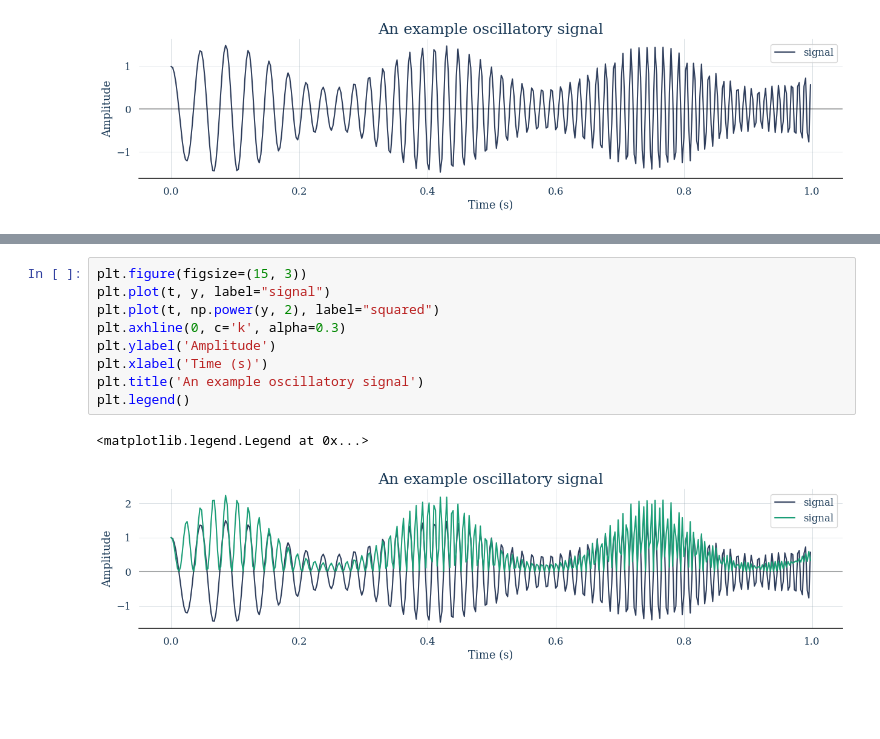
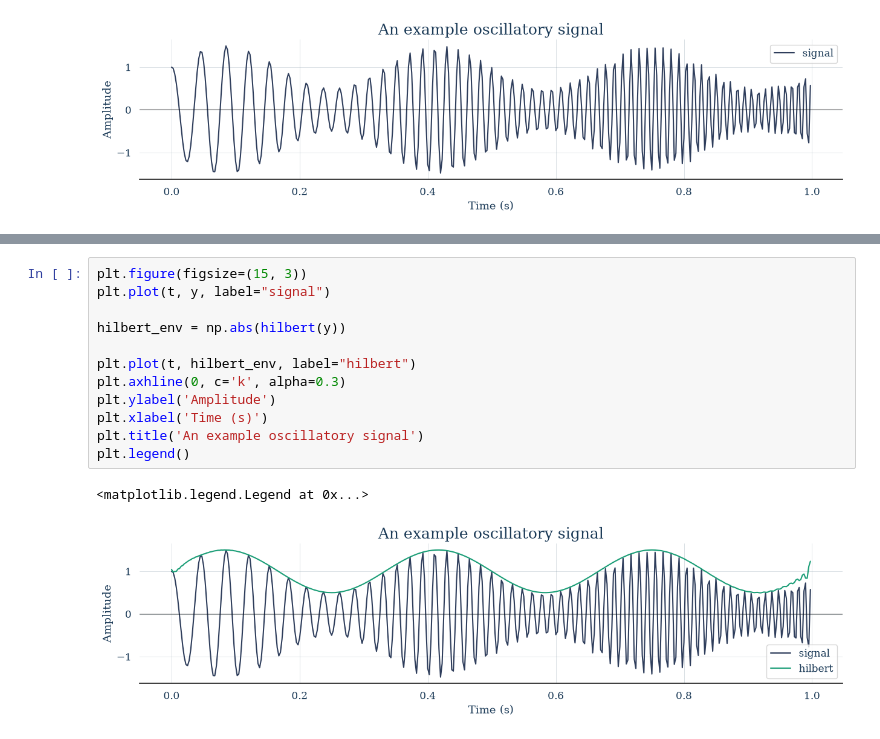
Before and after one commit to RobertvdLeeuw/nix-radboud, a Jupyter notebook: subjects/BCI/assignment_08_oscillatory_signals.ipynb, the cells around one changed output, grey strips where cells are left out. Saved outputs shown, nothing was run; the diff lists cells and outputs as text; blank space fills up the shorter version.

```diff
--- a/subjects/BCI/assignment_08_oscillatory_signals.ipynb
+++ b/subjects/BCI/assignment_08_oscillatory_signals.ipynb
@@ -235,12 +304,15 @@ plt.legend()
 # %%
 plt.figure(figsize=(15, 3))
 plt.plot(t, y, label="signal")
-plt.plot(t, np.power(y, 2), label="squared")
+
+hilbert_env = np.abs(hilbert(y))
+
+plt.plot(t, hilbert_env, label="hilbert")
 plt.axhline(0, c='k', alpha=0.3)
 plt.ylabel('Amplitude')
 plt.xlabel('Time (s)')
 plt.title('An example oscillatory signal')
 plt.legend()
 # %% [output]
 <matplotlib.legend.Legend at 0x...>
-[figure, old version]
+[figure, new version]
```
Also changed, not shown: parts of 19 cells of this notebook, 8 other files.
